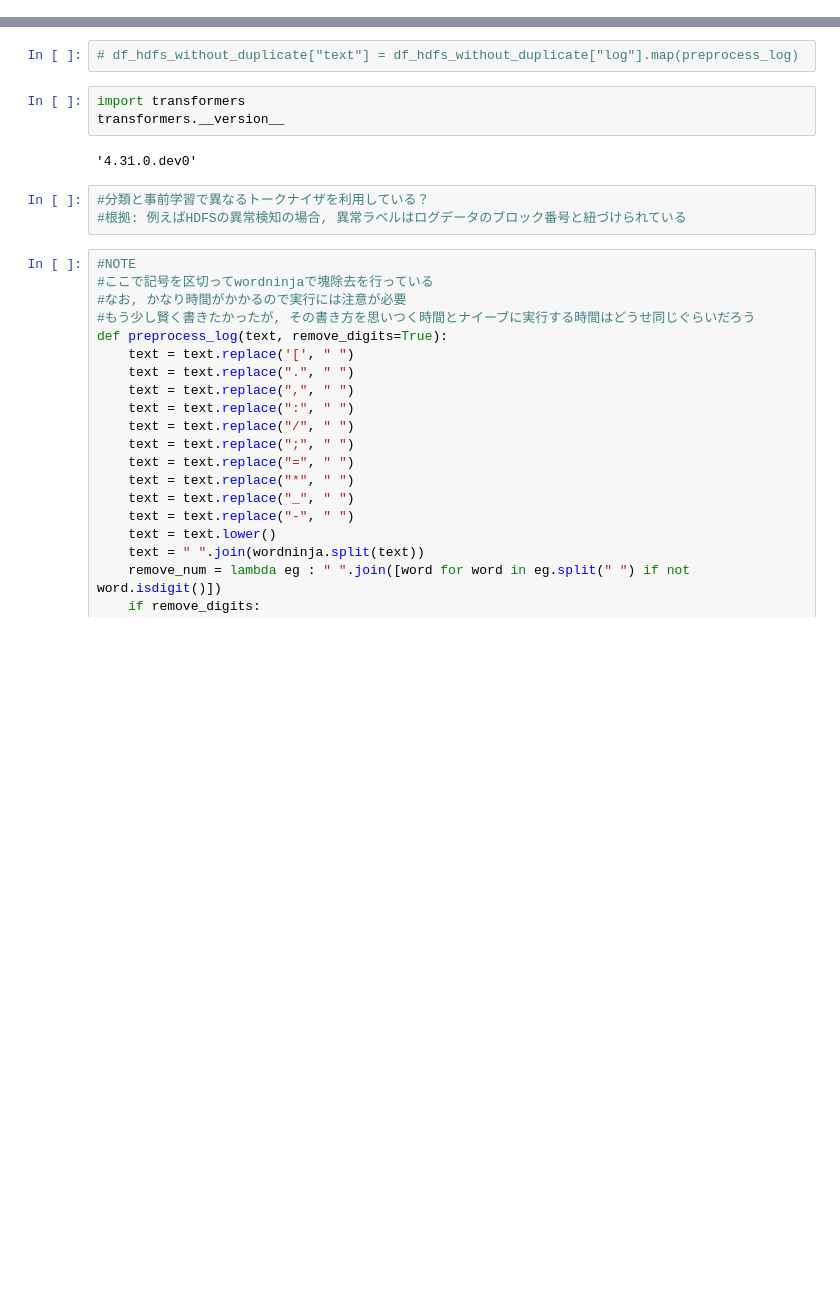
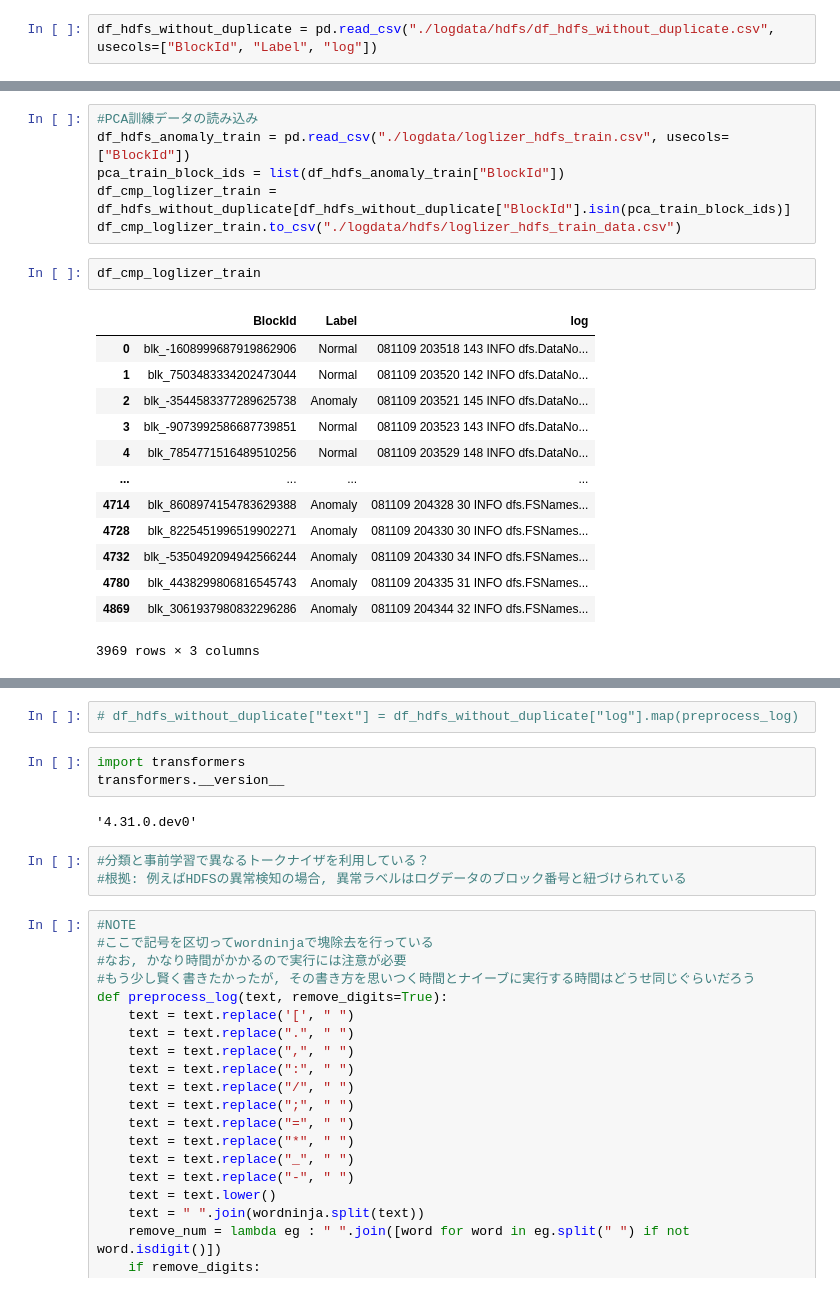
Before and after one commit to RyozoMasukawa/Unilog_Reproduction, a Jupyter notebook: log_anomaly_detect.ipynb, the cells around one changed output, grey strips where cells are left out. Drawn from its saved outputs; the diff is of its cells as text; blank space fills up the shorter version.

```diff
--- a/log_anomaly_detect.ipynb
+++ b/log_anomaly_detect.ipynb
@@ -39,0 +48,2 @@ df_hdfs_anomaly = pd.read_csv("./logdata/hdfs/anomaly_label.csv")
+# %%
+df_hdfs_without_duplicate = pd.read_csv("./logdata/hdfs/df_hdfs_without_duplicate.csv", usecols=["BlockId", "Label", "log"])
@@ -39,0 +71,22 @@ df_hdfs_anomaly = pd.read_csv("./logdata/hdfs/anomaly_label.csv")
+# %%
+#PCA訓練データの読み込み
+df_hdfs_anomaly_train = pd.read_csv("./logdata/loglizer_hdfs_train.csv", usecols=["BlockId"])
+pca_train_block_ids = list(df_hdfs_anomaly_train["BlockId"])
+df_cmp_loglizer_train = df_hdfs_without_duplicate[df_hdfs_without_duplicate["BlockId"].isin(pca_train_block_ids)]
+df_cmp_loglizer_train.to_csv("./logdata/hdfs/loglizer_hdfs_train_data.csv")
+# %%
+df_cmp_loglizer_train
+# %% [output]
+|  | BlockId | Label | log |
+| 0 | blk_-1608999687919862906 | Normal | 081109 203518 143 INFO dfs.DataNo... |
+| 1 | blk_7503483334202473044 | Normal | 081109 203520 142 INFO dfs.DataNo... |
+| 2 | blk_-3544583377289625738 | Anomaly | 081109 203521 145 INFO dfs.DataNo... |
+| 3 | blk_-9073992586687739851 | Normal | 081109 203523 143 INFO dfs.DataNo... |
+| 4 | blk_7854771516489510256 | Normal | 081109 203529 148 INFO dfs.DataNo... |
+| ... | ... | ... | ... |
+| 4714 | blk_8608974154783629388 | Anomaly | 081109 204328 30 INFO dfs.FSNames... |
+| 4728 | blk_8225451996519902271 | Anomaly | 081109 204330 30 INFO dfs.FSNames... |
+| 4732 | blk_-5350492094942566244 | Anomaly | 081109 204330 34 INFO dfs.FSNames... |
+| 4780 | blk_4438299806816545743 | Anomaly | 081109 204335 31 INFO dfs.FSNames... |
+| 4869 | blk_3061937980832296286 | Anomaly | 081109 204344 32 INFO dfs.FSNames... |
+3969 rows × 3 columns
```
Also changed, not shown: parts of 39 cells of this notebook, 19 other files.
